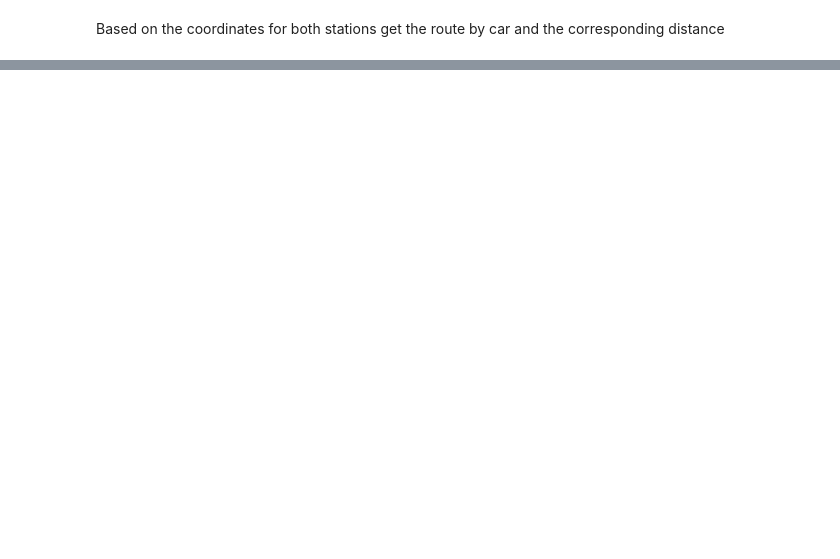
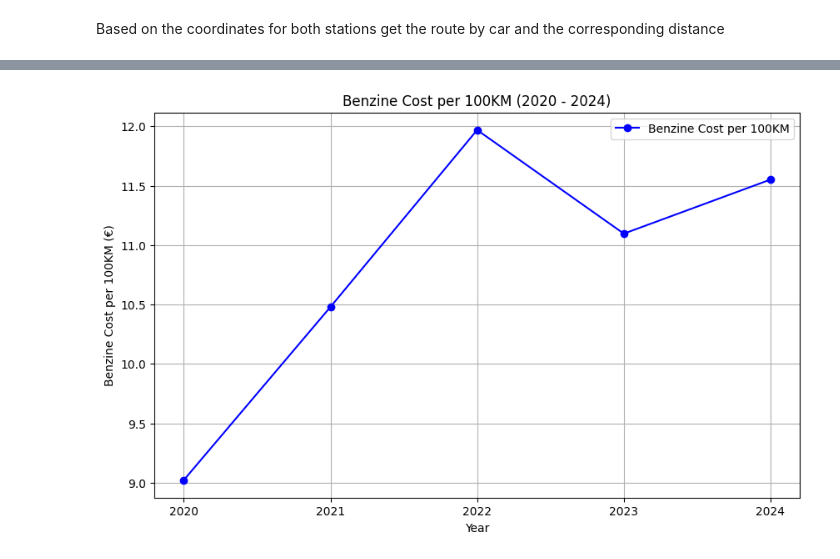
Before and after one commit to henkrehorst/uu_dss_project, a Jupyter notebook: dashboard/SeparateChartsForTesting/PriceComparison.ipynb, the cells around one changed output, grey strips where cells are left out. Saved outputs shown, nothing was run; the diff lists cells and outputs as text; code cells hidden in the pictures; blank space fills up the shorter version.

Commit message:
Finished some of the data prep and added plotting

```diff
--- a/dashboard/SeparateChartsForTesting/PriceComparison.ipynb
+++ b/dashboard/SeparateChartsForTesting/PriceComparison.ipynb
@@ -430,0 +447,27 @@ print(df)
+# %%
+# Calculating fuel price per 100KM for each year
+
+# Iterate over every year
+for index, row in fuelPrices.iterrows():
+
+    # Lets start with gasoline a.k.a "benzine"
+    AveragefuelUsageBenzine = averageUsageCsv[averageUsageCsv['brandstof_omschrijving']=='Benzine']['average_fuel_usage'][0],
+    FuelPriceBenzine = row['BenzineEuro95_1'],
+    fuelPrices.at[index, 'FuelPriceBenzine100KM'] = (AveragefuelUsageBenzine[0] * FuelPriceBenzine[0]),
+
+    # Repeat for diesel
+    AveragefuelUsageDiesel = averageUsageCsv[averageUsageCsv['brandstof_omschrijving']=='Diesel']['average_fuel_usage'][1],
+    FuelPriceDiesel = row['Diesel_2'],
+    fuelPrices.at[index, 'FuelPriceDiesel100KM'] = (AveragefuelUsageDiesel[0] * FuelPriceDiesel[0]),
+
+    # Repeat for LPG
+    AveragefuelUsageLpg = averageUsageCsv[averageUsageCsv['brandstof_omschrijving']=='LPG']['average_fuel_usage'][2],
+    FuelPriceLpg = row['Lpg_3'],
+    fuelPrices.at[index, 'FuelPriceLpg100KM'] = (AveragefuelUsageLpg[0] * FuelPriceLpg[0]),
+
+    # Repeat for CNG
+    AveragefuelUsageCng = averageUsageCsv[averageUsageCsv['brandstof_omschrijving']=='CNG']['average_fuel_usage'][3],
+    FuelPriceCng = row['Cng_4'],
+    fuelPrices.at[index, 'FuelPriceCng100KM'] = (AveragefuelUsageCng[0] * FuelPriceCng[0]),
+
+fuelPrices
@@ -430,0 +498,18 @@ print(df)
+# %%
+import pandas as pd
+import matplotlib.pyplot as plt
+
+years = fuelPrices['Perioden']
+benzine_cost_per_100km = fuelPrices['FuelPriceBenzine100KM']
+
+# Creating the plot
+plt.figure(figsize=(10, 6))
+plt.plot(years, benzine_cost_per_100km, marker='o', color='b', label="Benzine Cost per 100KM")
+plt.xlabel("Year")
+plt.ylabel("Benzine Cost per 100KM (€)")
+plt.title("Benzine Cost per 100KM (2020 - 2024)")
+plt.grid(True)
+plt.legend()
+plt.show()
+# %% [output]
+[figure, added]
```
Also changed, not shown: parts of 18 cells of this notebook.
